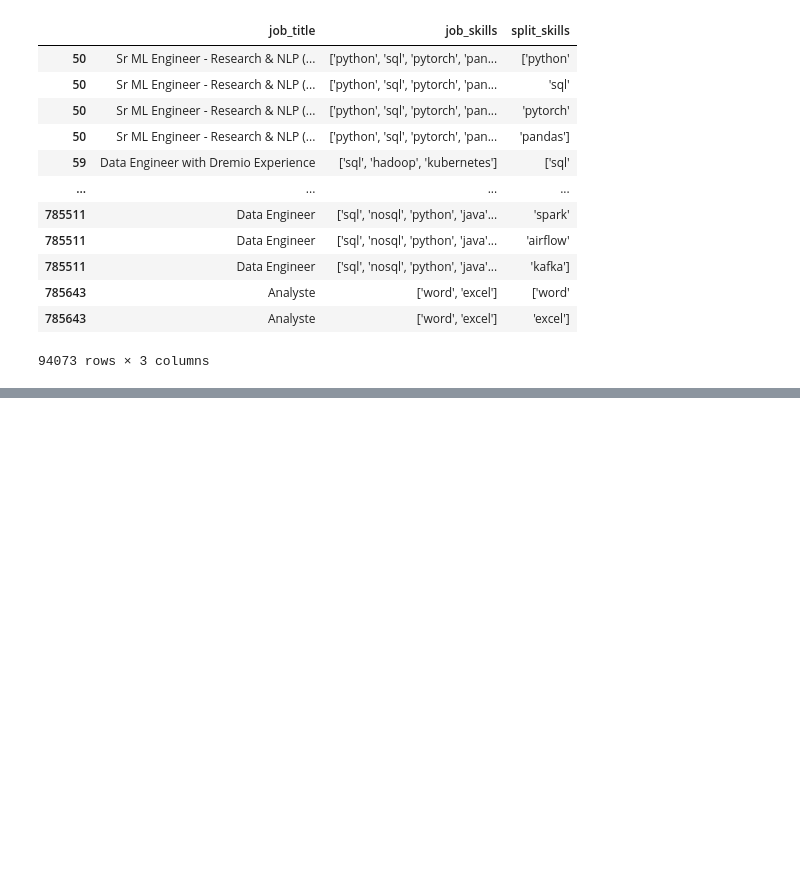
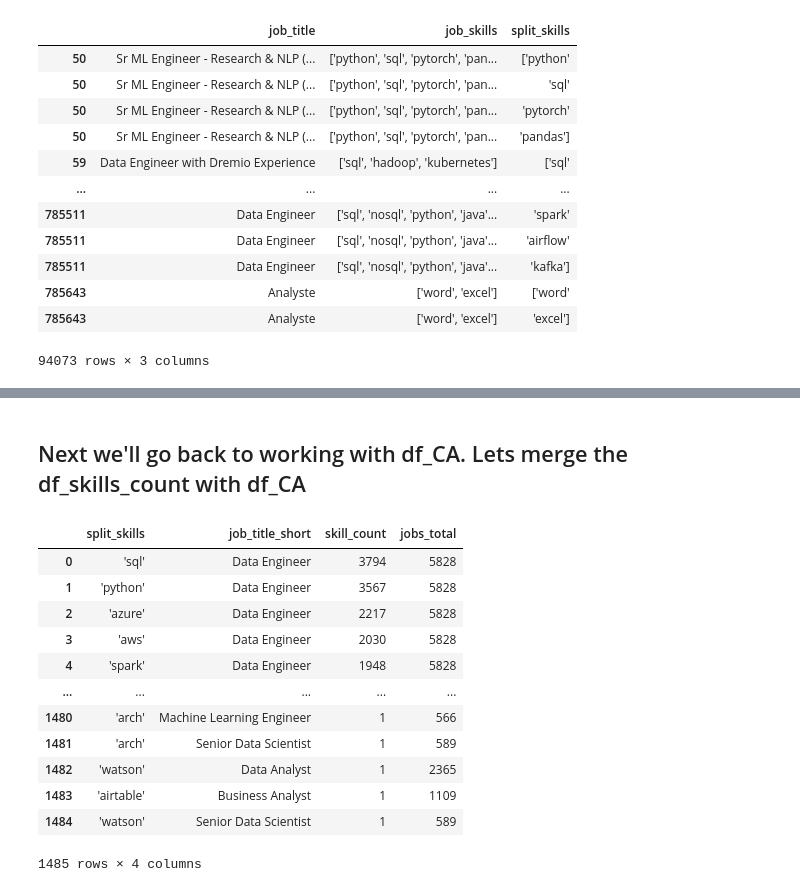
Before and after one commit to GeoffreyBarnesData/Python_Data_Project, a Jupyter notebook: Project/2_Skills_Count.ipynb, the cells around one changed output, grey strips where cells are left out. Cells and saved outputs as stored; diff of their text form; code cells hidden in the pictures; blank space fills up the shorter version.

```diff
--- a/Project/2_Skills_Count.ipynb
+++ b/Project/2_Skills_Count.ipynb
@@ -111,0 +228,2 @@ df_skills[['job_title','job_skills','split_skills']]
+# %% [markdown]
+## Next we'll go back to working with df_CA. Lets merge the df_skills_count with df_CA
@@ -111,0 +232,18 @@ df_skills[['job_title','job_skills','split_skills']]
+# %%
+df_skills_percent = pd.merge(df_skills_count, df_job_title_count, how='left',on='job_title_short')
+
+df_skills_percent
+# %% [output]
+|  | split_skills | job_title_short | skill_count | jobs_total |
+| 0 | 'sql' | Data Engineer | 3794 | 5828 |
+| 1 | 'python' | Data Engineer | 3567 | 5828 |
+| 2 | 'azure' | Data Engineer | 2217 | 5828 |
+| 3 | 'aws' | Data Engineer | 2030 | 5828 |
+| 4 | 'spark' | Data Engineer | 1948 | 5828 |
+| ... | ... | ... | ... | ... |
+| 1480 | 'arch' | Machine Learning Engineer | 1 | 566 |
+| 1481 | 'arch' | Senior Data Scientist | 1 | 589 |
+| 1482 | 'watson' | Data Analyst | 1 | 2365 |
+| 1483 | 'airtable' | Business Analyst | 1 | 1109 |
+| 1484 | 'watson' | Senior Data Scientist | 1 | 589 |
+1485 rows × 4 columns
```
Also changed, not shown: parts of 19 cells of this notebook.
